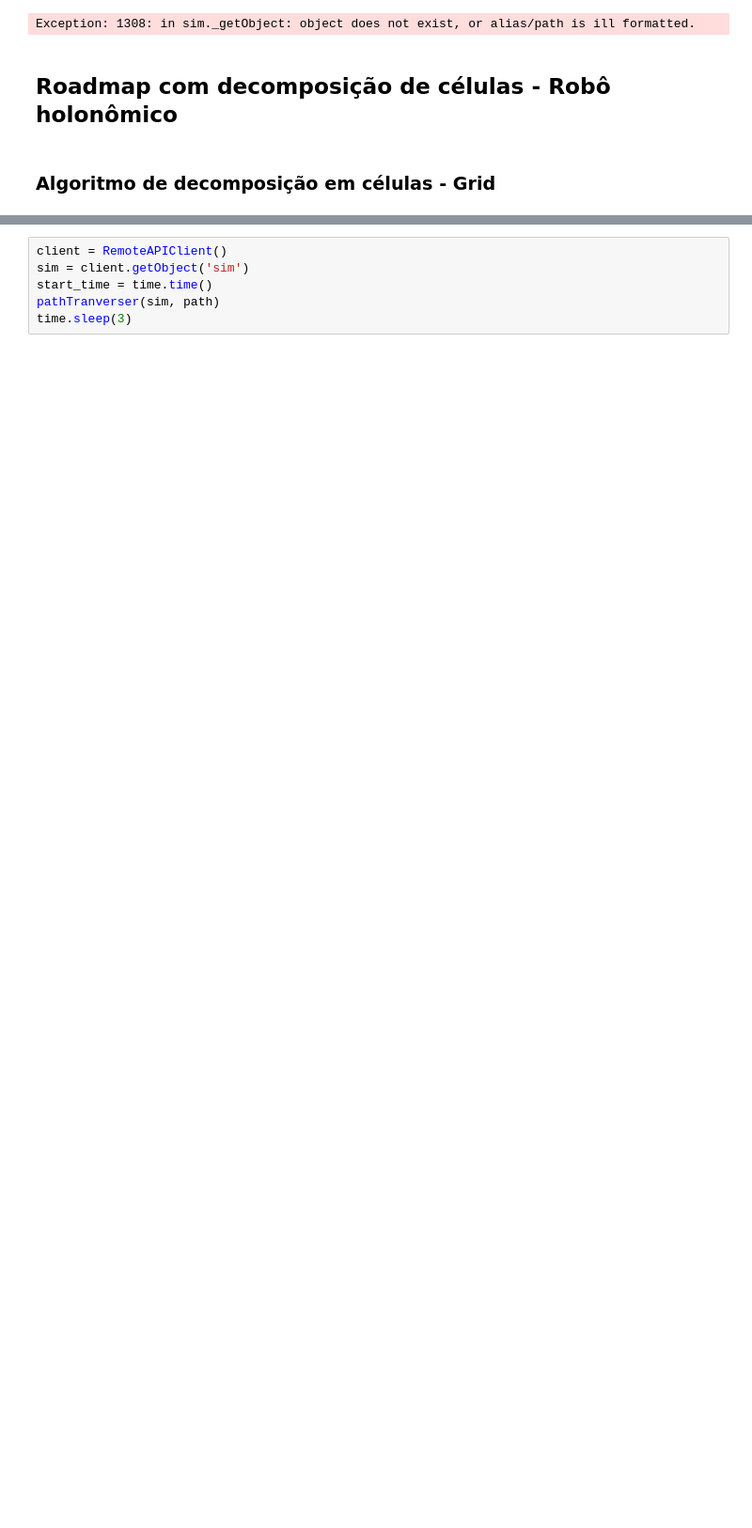
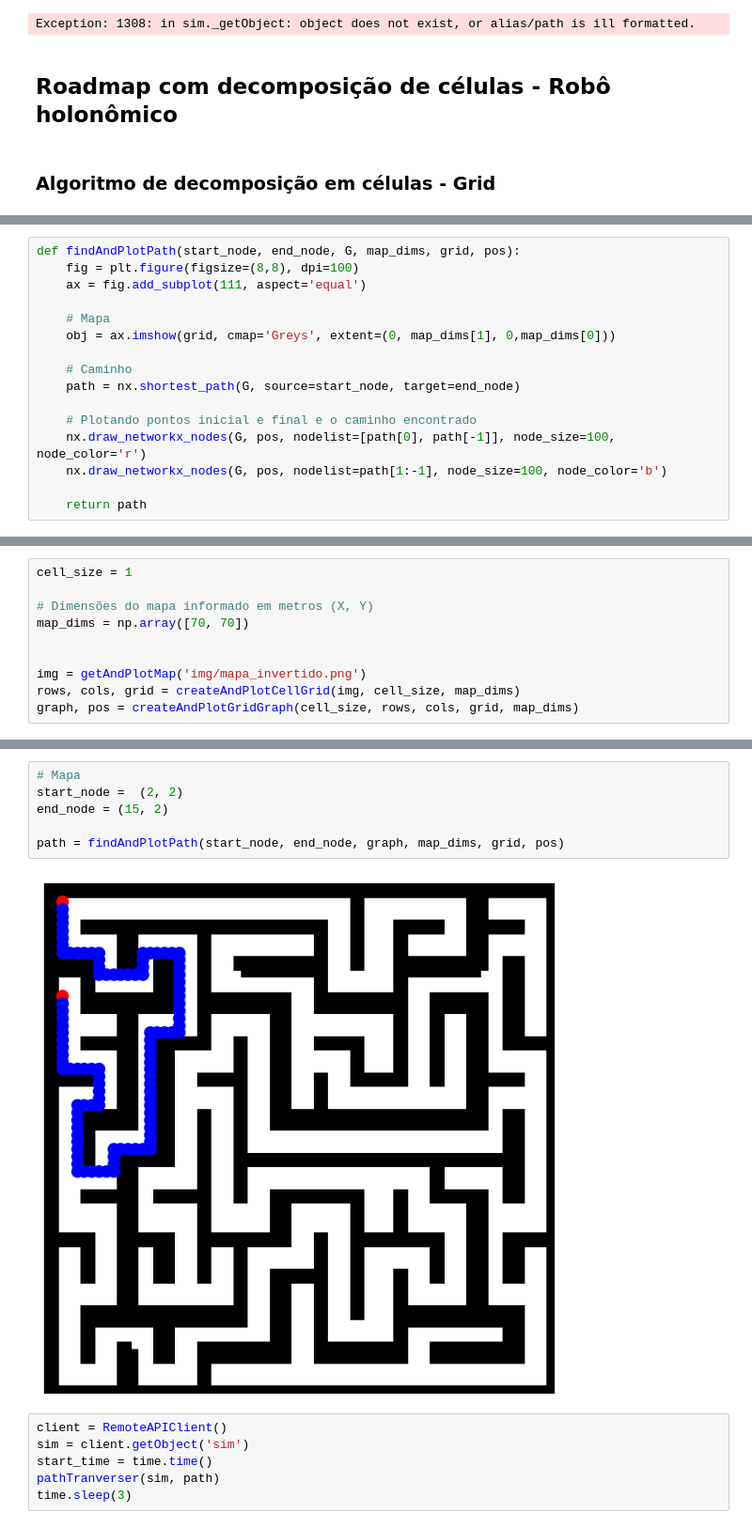
Before and after one commit to caiotcunha/TP2robotica, a Jupyter notebook: TP2.ipynb, the cells around one changed output, grey strips where cells are left out. Shown: that part at 94% size. Cells and saved outputs as stored; diff of their text form; blank space fills up the shorter version.

```diff
--- a/TP2.ipynb
+++ b/TP2.ipynb
@@ -559,0 +442,16 @@ def pathTranverser(sim, path):
+# %%
+def findAndPlotPath(start_node, end_node, G, map_dims, grid, pos):
+    fig = plt.figure(figsize=(8,8), dpi=100)
+    ax = fig.add_subplot(111, aspect='equal')
+
+    # Mapa
+    obj = ax.imshow(grid, cmap='Greys', extent=(0, map_dims[1], 0,map_dims[0]))
+
+    # Caminho
+    path = nx.shortest_path(G, source=start_node, target=end_node)
+
+    # Plotando pontos inicial e final e o caminho encontrado
+    nx.draw_networkx_nodes(G, pos, nodelist=[path[0], path[-1]], node_size=100, node_color='r')
+    nx.draw_networkx_nodes(G, pos, nodelist=path[1:-1], node_size=100, node_color='b')
+
+    return path
@@ -559,0 +546,10 @@ def pathTranverser(sim, path):
+# %%
+cell_size = 1
+
+# Dimensões do mapa informado em metros (X, Y)
+map_dims = np.array([70, 70])
+
+
+img = getAndPlotMap('img/mapa_invertido.png')
+rows, cols, grid = createAndPlotCellGrid(img, cell_size, map_dims)
+graph, pos = createAndPlotGridGraph(cell_size, rows, cols, grid, map_dims)
@@ -560,3 +560,11 @@ def pathTranverser(sim, path):
+# %%
+# Mapa
+start_node =  (2, 2)
+end_node = (15, 2)
+
+path = findAndPlotPath(start_node, end_node, graph, map_dims, grid, pos)
+# %% [output]
+[figure, added]
 # %%
 client = RemoteAPIClient()
 sim = client.getObject('sim')
```
Also changed, not shown: parts of 19 cells of this notebook, 2 other files.
